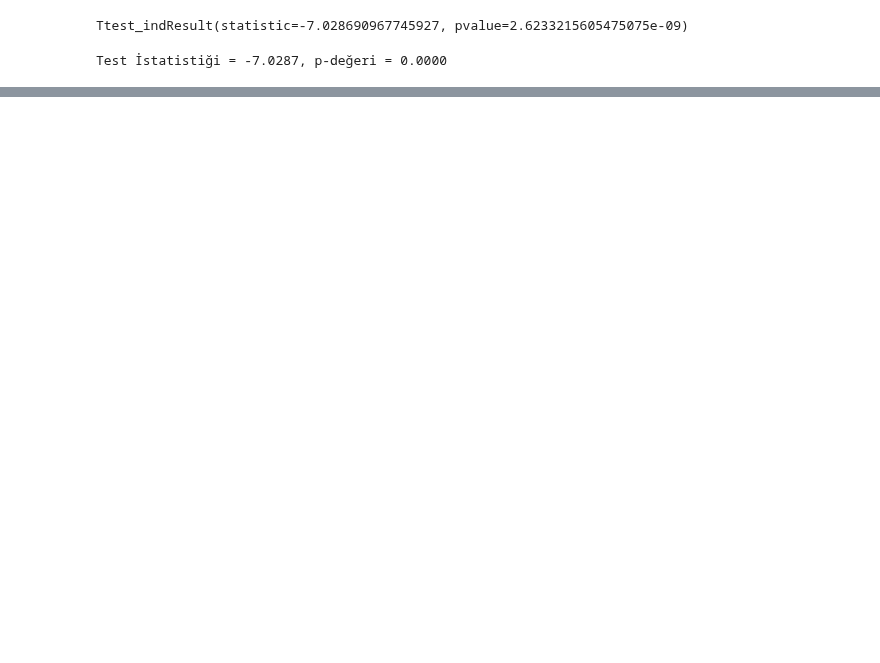
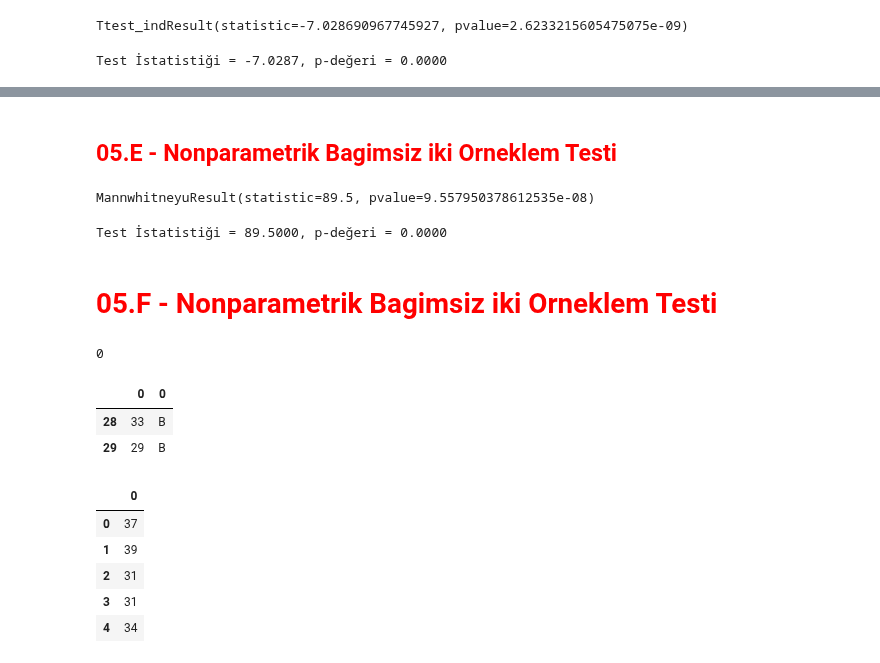
Before and after one commit to abdullahcayde/Trainings, a Jupyter notebook: istatistik_02.ipynb, the cells around one changed output, grey strips where cells are left out. Drawn from its saved outputs; the diff is of its cells as text; code cells hidden in the pictures; blank space fills up the shorter version.

```diff
--- a/istatistik_02.ipynb
+++ b/istatistik_02.ipynb
@@ -681,0 +704,24 @@ Test İstatistiği = -7.0287, p-değeri = 0.0000
+# %% [markdown]
+## <font color=red>05.E - Nonparametrik Bagimsiz iki Orneklem Testi <font>
+# %%
+stats.mannwhitneyu(A_B['A'], A_B['B'])
+# %% [output]
+MannwhitneyuResult(statistic=89.5, pvalue=9.557950378612535e-08)
+# %%
+test_istatistigi, pvalue = stats.mannwhitneyu(A_B['A'], A_B['B'])
+print('Test İstatistiği = %.4f, p-değeri = %.4f' % (test_istatistigi, pvalue))
+# %% [output]
+Test İstatistiği = 89.5000, p-değeri = 0.0000
+# %% [markdown]
+# <font color=red>05.F - Nonparametrik Bagimsiz iki Orneklem Testi <font>
+# %%
+B.columns[0]
+# %% [output]
+0
+# %%
+x = np.arange(28)
+B.drop(x, axis=0)
+# %% [output]
+|  | 0 | 0 |
+| 28 | 33 | B |
+| 29 | 29 | B |
@@ -681,0 +730,9 @@ Test İstatistiği = -7.0287, p-değeri = 0.0000
+# %%
+B.iloc[:, 0:1].head()
+# %% [output]
+|  | 0 |
+| 0 | 37 |
+| 1 | 39 |
+| 2 | 31 |
+| 3 | 31 |
+| 4 | 34 |
```
Also changed, not shown: parts of 15 cells of this notebook.
